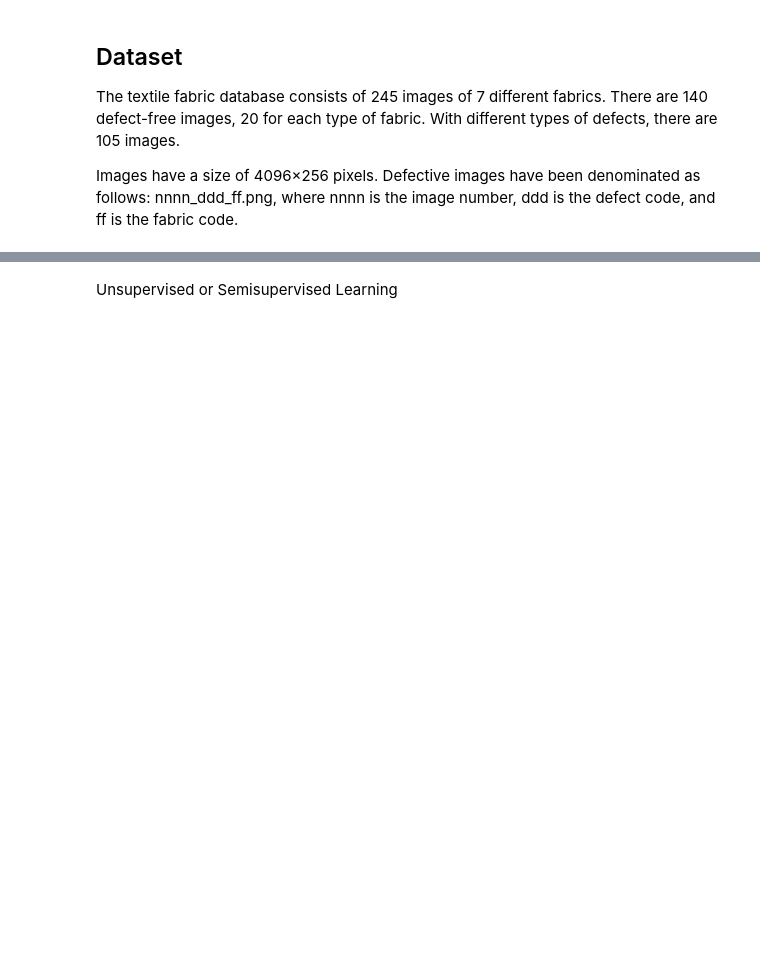
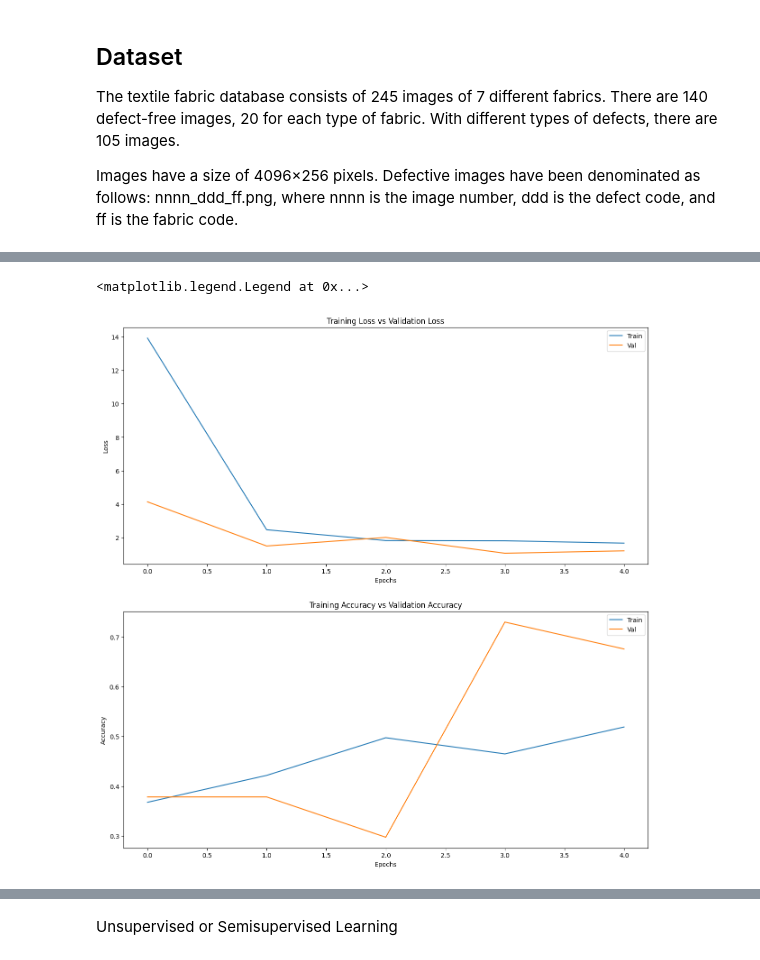
Before and after one commit to jobymcoby/LooprProject, a Jupyter notebook: notebooks/Demo.ipynb, the cells around one changed output, grey strips where cells are left out. Drawn from its saved outputs; the diff is of its cells as text; code cells hidden in the pictures; blank space fills up the shorter version.

```diff
--- a/notebooks/Demo.ipynb
+++ b/notebooks/Demo.ipynb
@@ -89,0 +92,2 @@ Supervised Learning
+# %%
+image_df = pd.concat([defect_image_df, no_defect_image_df])
@@ -89,0 +155,19 @@ Supervised Learning
+# %%
+# Transfer learning on the top layers
+# Load convolutional weights that are trained on ImageNet data
+
+base_model = tf.keras.applications.resnet.ResNet152(
+    weights = 'imagenet',
+    include_top = False,
+    input_shape = (224, 224, 3)
+)
+
+# Freeze pretrained layers
+for layer in base_model.layers:
+  layer.trainable = False
+
+x = tf.keras.layers.Flatten()(base_model.output)
+x = tf.keras.layers.Dense(1000, activation='relu')(x)
+predictions = tf.keras.layers.Dense(13, activation = 'softmax')(x)
+head_model = tf.keras.Model(inputs = base_model.input, outputs = predictions)
+head_model.compile(optimizer='adam', loss= tf.keras.losses.categorical_crossentropy, metrics=['accuracy'])
@@ -89,0 +179,17 @@ Supervised Learning
+# %%
+fig, axs = plt.subplots(2, 1, figsize=(15,15))
+axs[0].plot(history.history['loss'])
+axs[0].plot(history.history['val_loss'])
+axs[0].title.set_text('Training Loss vs Validation Loss')
+axs[0].set_xlabel('Epochs')
+axs[0].set_ylabel('Loss')
+axs[0].legend(['Train','Val'])
+axs[1].plot(history.history['accuracy'])
+axs[1].plot(history.history['val_accuracy'])
+axs[1].title.set_text('Training Accuracy vs Validation Accuracy')
+axs[1].set_xlabel('Epochs')
+axs[1].set_ylabel('Accuracy')
+axs[1].legend(['Train', 'Val'])
+# %% [output]
+<matplotlib.legend.Legend at 0x...>
+[figure, added]
```
Also changed, not shown: parts of 27 cells of this notebook.
